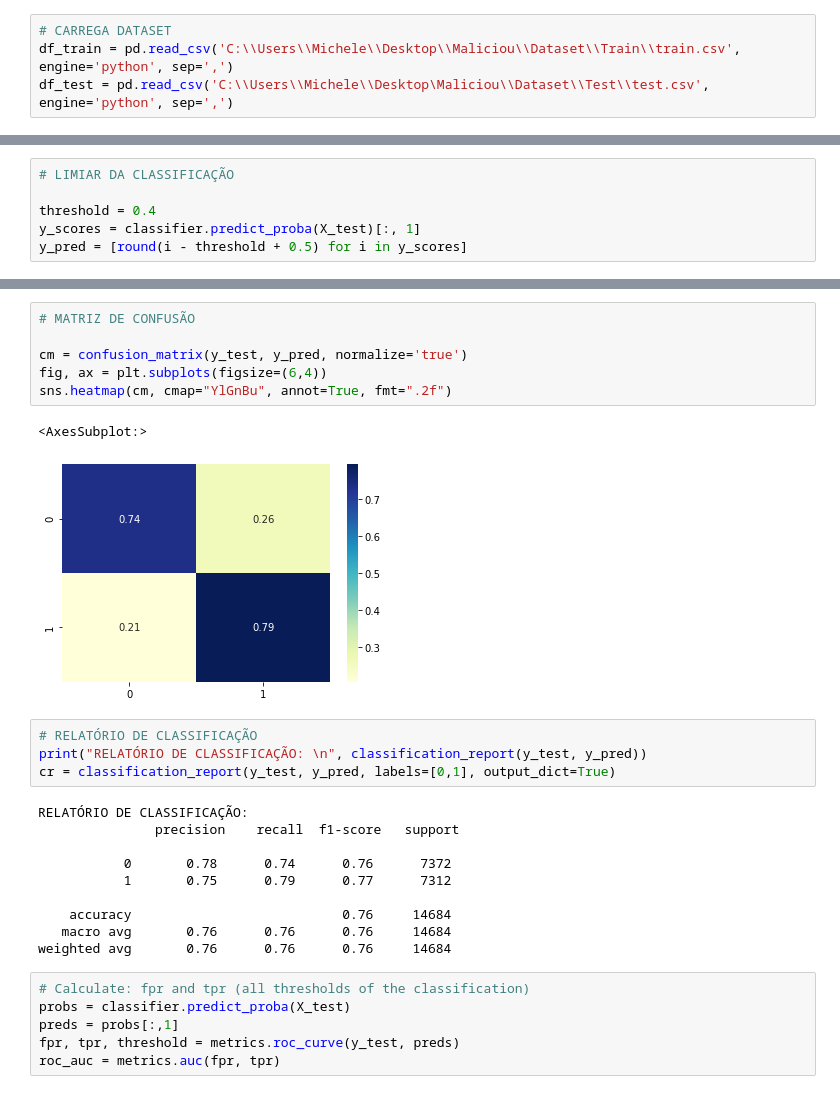
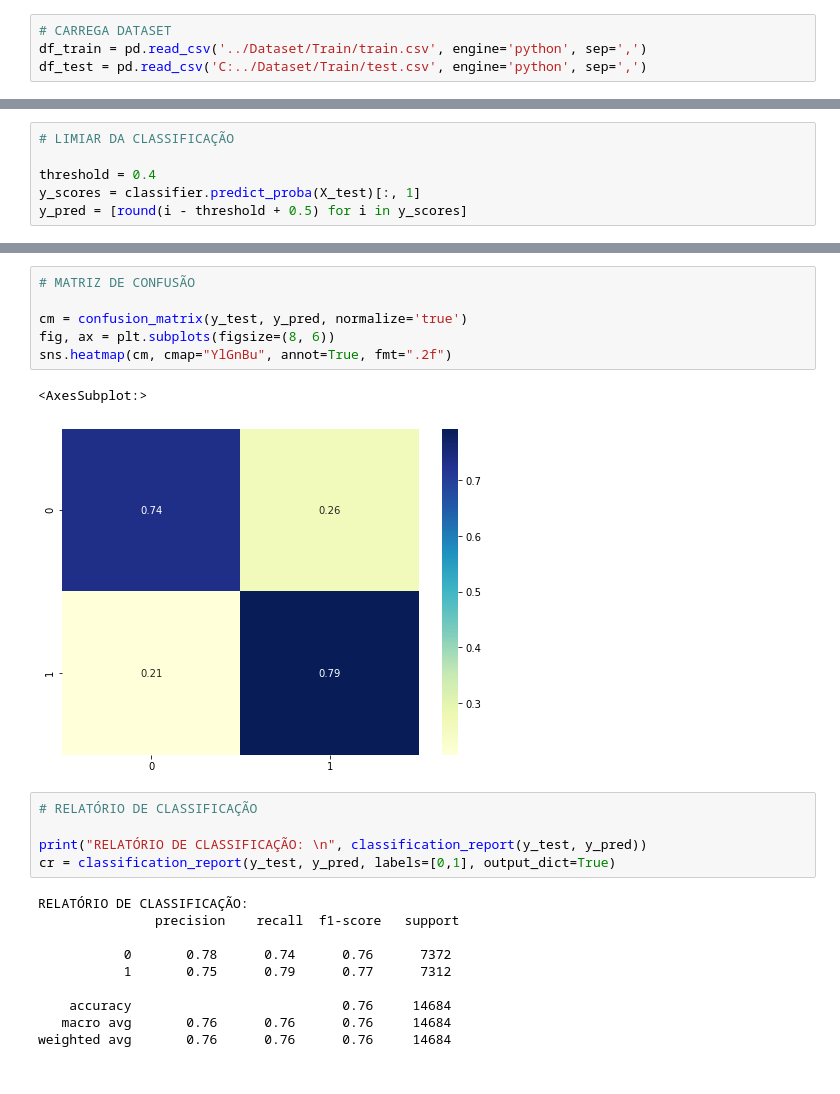
Before and after one commit to AbnerBissolli/Malicious-DNS-Detection, a Jupyter notebook: jupyter-notebooks/[04] [03] Classifier KNN.ipynb, the cells around one changed output, grey strips where cells are left out. Drawn from its saved outputs; the diff is of its cells as text.

```diff
--- a/jupyter-notebooks/[04] [03] Classifier KNN.ipynb
+++ b/jupyter-notebooks/[04] [03] Classifier KNN.ipynb
@@ -20,8 +20,8 @@ from sklearn.metrics import plot_precision_recall_curve
 from sklearn.metrics import make_scorer
 # %%
 # CARREGA DATASET
-df_train = pd.read_csv('C:\\Users\\Michele\\Desktop\\Maliciou\\Dataset\\Train\\train.csv', engine='python', sep=',')
-df_test = pd.read_csv('C:\\Users\\Michele\\Desktop\Maliciou\\Dataset\\Test\\test.csv', engine='python', sep=',')
+df_train = pd.read_csv('../Dataset/Train/train.csv', engine='python', sep=',')
+df_test = pd.read_csv('C:../Dataset/Train/test.csv', engine='python', sep=',')
 # %%
 # DADOS DE TREINAMENTO E TESTE
 
@@ -82,14 +88,15 @@ y_pred = [round(i - threshold + 0.5) for i in y_scores]
 # %%
 # MATRIZ DE CONFUSÃO
 
 cm = confusion_matrix(y_test, y_pred, normalize='true')
-fig, ax = plt.subplots(figsize=(6,4))
+fig, ax = plt.subplots(figsize=(8, 6))
 sns.heatmap(cm, cmap="YlGnBu", annot=True, fmt=".2f")
 # %% [output]
 <AxesSubplot:>
-[figure, old version]
+[figure, new version]
 # %%
 # RELATÓRIO DE CLASSIFICAÇÃO
+
 print("RELATÓRIO DE CLASSIFICAÇÃO: \n", classification_report(y_test, y_pred))
 cr = classification_report(y_test, y_pred, labels=[0,1], output_dict=True)
 # %% [output]
@@ -102,9 +109,3 @@ RELATÓRIO DE CLASSIFICAÇÃO:
     accuracy                           0.76     14684
    macro avg       0.76      0.76      0.76     14684
 weighted avg       0.76      0.76      0.76     14684
-# %%
-# Calculate: fpr and tpr (all thresholds of the classification)
-probs = classifier.predict_proba(X_test)
-preds = probs[:,1]
-fpr, tpr, threshold = metrics.roc_curve(y_test, preds)
-roc_auc = metrics.auc(fpr, tpr)
```
Also changed, not shown: parts of 17 cells of this notebook.
